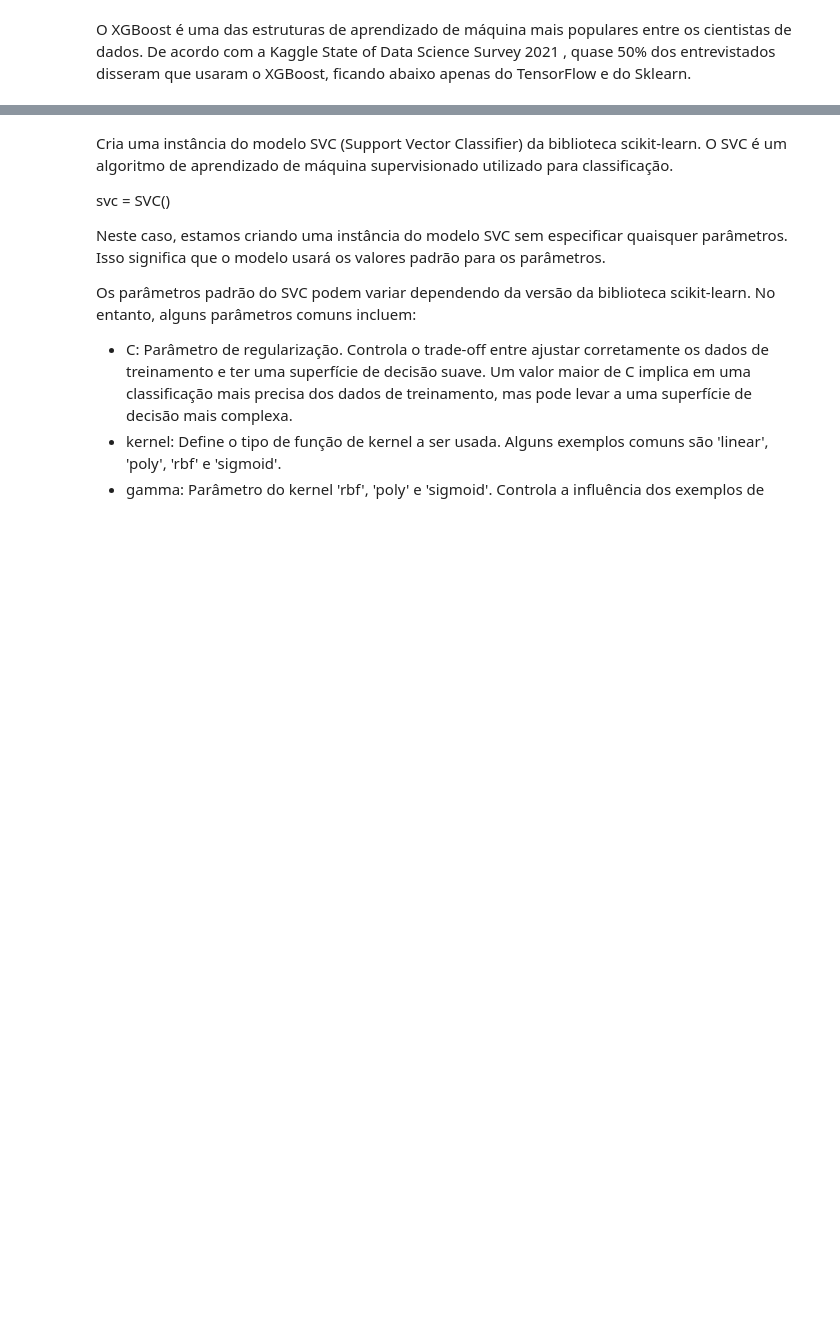
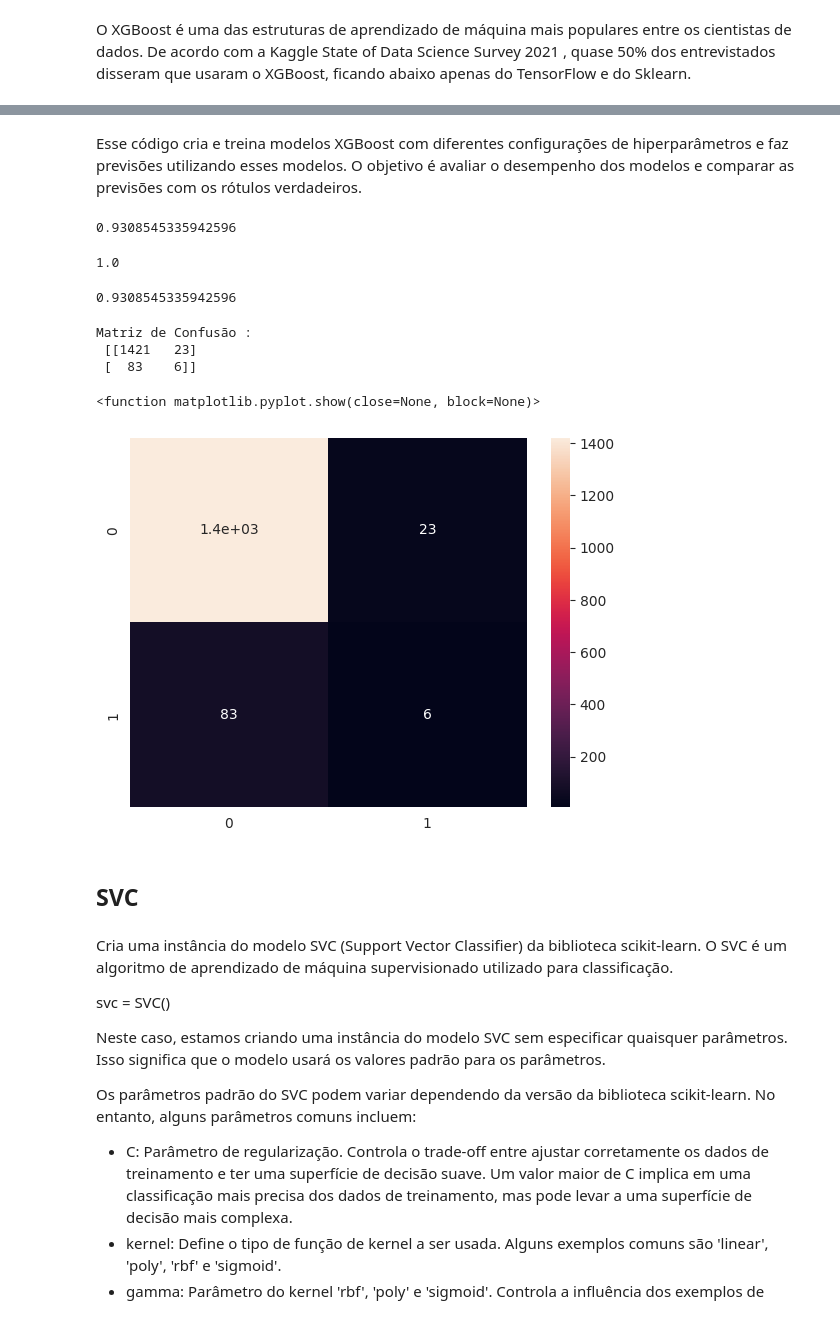
Before and after one commit to Leo-alves2/Acidente_Vascular-Cerebral, a Jupyter notebook: Analise.ipynb, the cells around one changed output, grey strips where cells are left out. Drawn from its saved outputs; the diff is of its cells as text; code cells hidden in the pictures; blank space fills up the shorter version.

```diff
--- a/Analise.ipynb
+++ b/Analise.ipynb
@@ -1242,0 +1692,4 @@ Essas métricas fornecem uma avaliação do desempenho do modelo de classificaç
+# %%
+# Criação do objeto GridSearchCV
+
+grid_search = GridSearchCV(dt, param_grid, cv=5)
@@ -1242,0 +1698,4 @@ Essas métricas fornecem uma avaliação do desempenho do modelo de classificaç
+# %%
+# Ajuste de hiperparâmetros
+
+grid_search.fit(x_train, y_train)
@@ -1242,0 +1722,4 @@ Essas métricas fornecem uma avaliação do desempenho do modelo de classificaç
+# %%
+dt = DecisionTreeClassifier(max_depth= 8, min_samples_leaf= 1, min_samples_split= 2, random_state= 42)
+dt.fit(x_train, y_train)
+y_pred = dt.predict(x_test)
@@ -1499,4 +1824,8 @@ Portanto, o modelo XGBClassifier criado possui 100 estimadores, cada árvore tem
 # %%
-# Criando uma instância do modelo
+# Criação e treinamento de outro modelo XGBoost com hiperparâmetros personalizados
 
-model = XGBClassifier(random_state= 5, n_estimators= 100, max_depth= 15, learning_rate= 1.0)
+xgb = XGBClassifier(random_state=5, n_estimators=100, max_depth=15, learning_rate=1.0)
+xgb.fit(x_train, y_train)
+xgb.feature_importances_
+y_pred_xgb = xgb.predict(x_test)
+print(classification_report(y_test, y_pred_xgb))
@@ -1515,7 +1859,33 @@ print(classification_report(y_test, y_pred_rf))
+# %% [markdown]
+Esse código cria e treina modelos XGBoost com diferentes configurações de hiperparâmetros e faz previsões utilizando esses modelos. O objetivo é avaliar o desempenho dos modelos e comparar as previsões com os rótulos verdadeiros.
+# %%
+xgb_accuracy = accuracy_score(y_test, y_pred_xgb)
+xgb_accuracy
+# %% [output]
+0.9308545335942596
+# %%
+xgb_train_accuracy = xgb.score(x_train, y_train)
+xgb_train_accuracy
+# %% [output]
+1.0
+# %%
+xgb_test_accuracy = xgb.score(x_test, y_test)
+xgb_test_accuracy
+# %% [output]
+0.9308545335942596
 # %%
-conf = confusion_matrix(y_test, y_pred_rf)
+conf = confusion_matrix(y_test, y_pred_xgb)
+print('Matriz de Confusão : \n',conf)
 sns.heatmap(conf, annot = True)
 plt.show
+# %% [output]
+Matriz de Confusão :
+ [[1421   23]
+ [  83    6]]
+<function matplotlib.pyplot.show(close=None, block=None)>
+[figure, added]
+# %% [markdown]
+## SVC
 # %% [markdown]
 Cria uma instância do modelo SVC (Support Vector Classifier) da biblioteca scikit-learn. O SVC é um algoritmo de aprendizado de máquina supervisionado utilizado para classificação.
 
```
Also changed, not shown: parts of 223 cells of this notebook.
